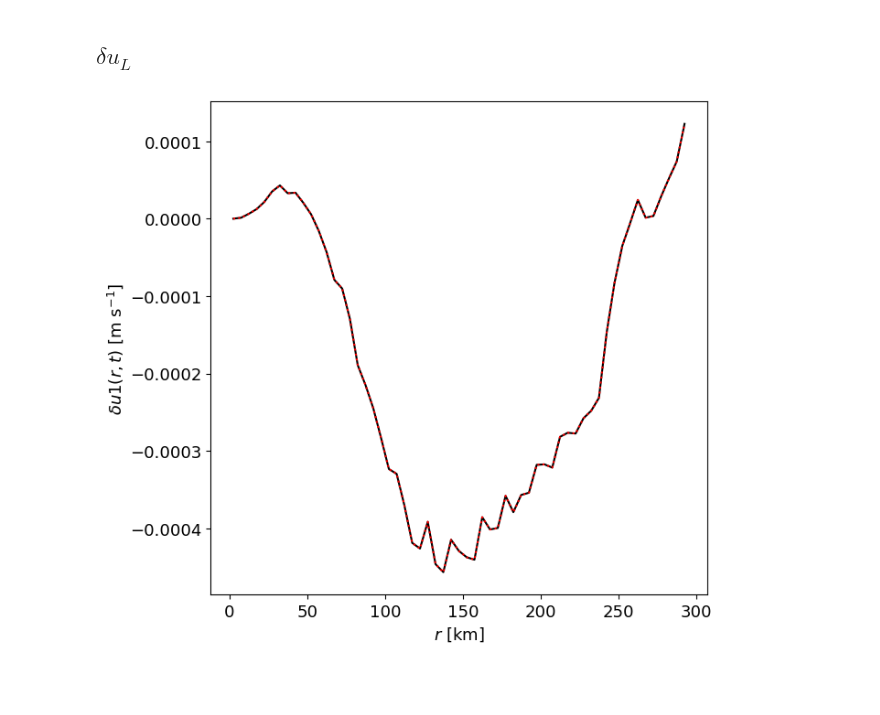
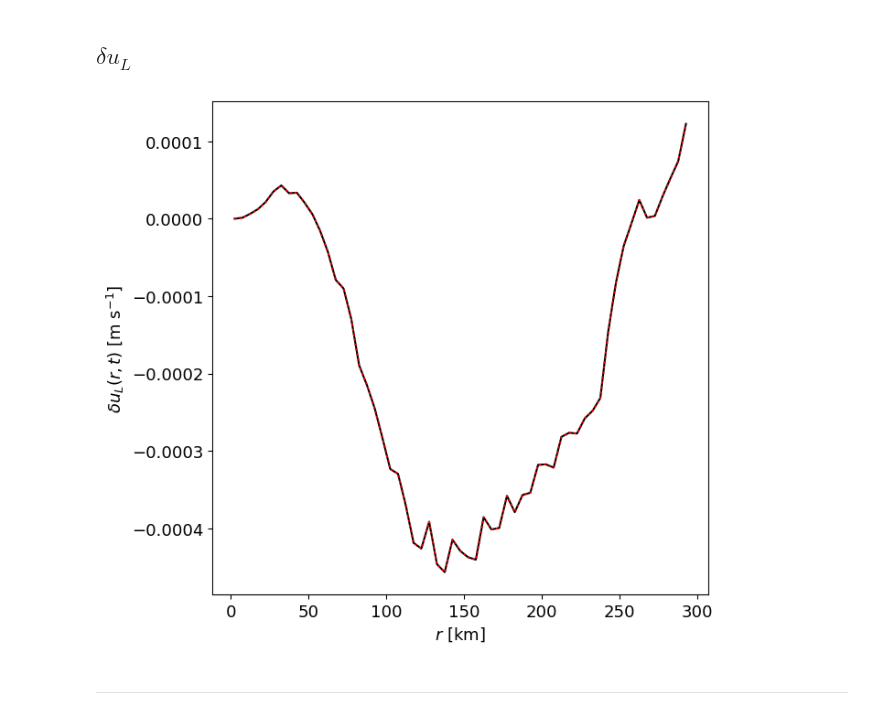
Before and after one commit to Sea-Meets-the-Stars/cugn, a Jupyter notebook: papers/Structure/Analysis/QG_compare_full.ipynb, the cells around one changed output. Drawn from its saved outputs; the diff is of its cells as text; code cells hidden in the pictures; blank space fills up the shorter version.

```diff
--- a/papers/Structure/Analysis/QG_compare_full.ipynb
+++ b/papers/Structure/Analysis/QG_compare_full.ipynb
@@ -77,14 +77,16 @@ itest, imSF
 # %%
 fig = plt.figure(figsize=(7,7))
 ax = plt.gca()
 
 ax.plot(mSF_15.dr.values[imSF,:]*1e-3, mSF_15.ulls[imSF,:], '-k')#, linewidth=0.5)#, alpha=0.1)
 ax.plot(test_run.dr.values[itest,:]*1e-3, test_run.ulls[itest,:], ':r')#, linewidth=0.5)#, alpha=0.1)
 #ax.plot(dudlt_aver_angl.dr.mean('time')*1e-3, dudlt_aver_angl.ulls.T.mean('time'), '-r', linewidth=1.5)
 ax.set_xlabel('$r$ [km]')
-ax.set_ylabel('$\\delta u1(r, t)$ [m s$^{-1}$]')
+ax.set_ylabel('$\\delta u_L(r, t)$ [m s$^{-1}$]')
 
 cugn_plotting.set_fontsize(ax, 13)
 plt.show()
 # %% [output]
-[figure, old version]
+[figure, new version]
+# %% [markdown]
+----
```
Also changed, not shown: parts of 4 cells of this notebook, 3 other files.
